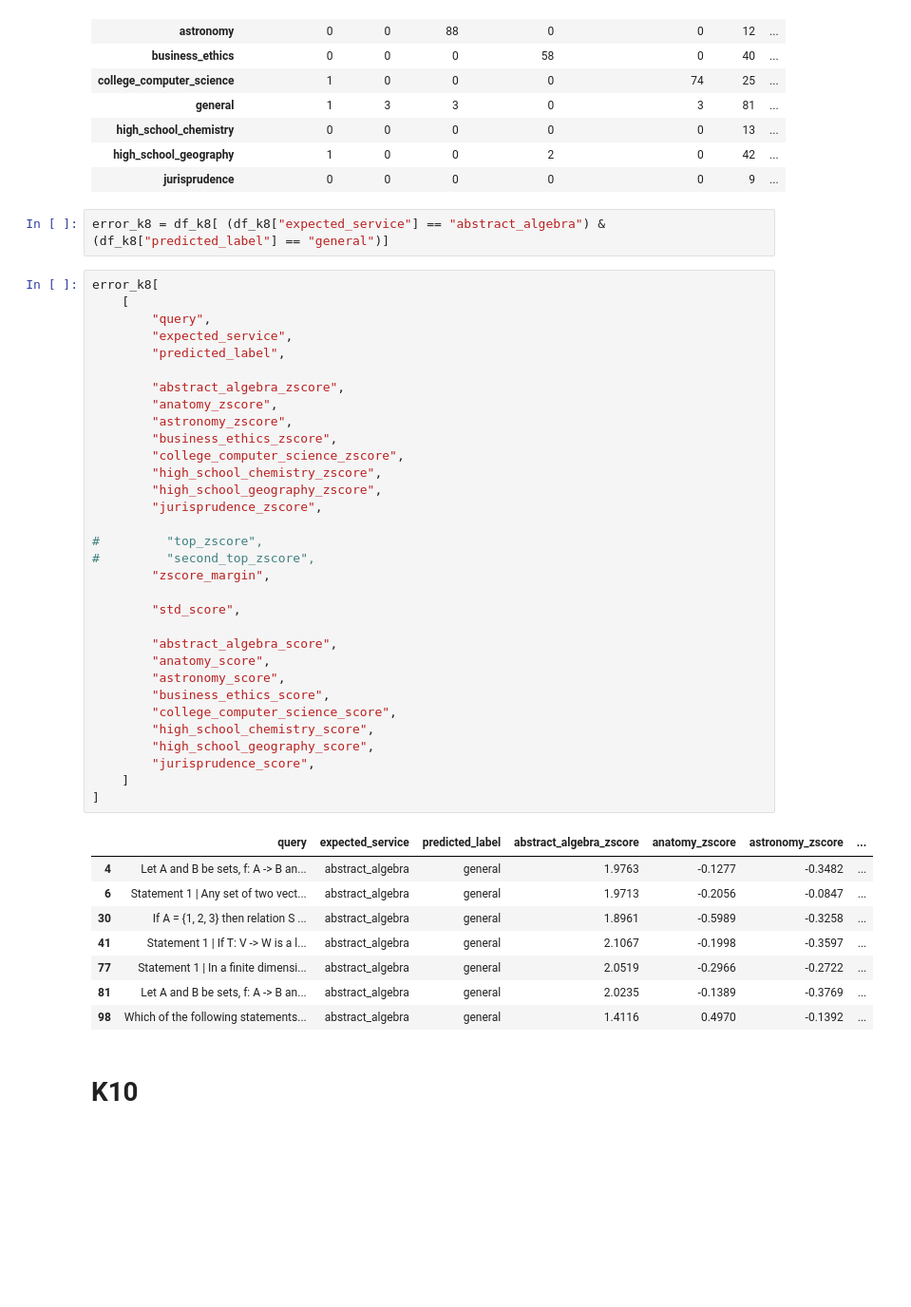
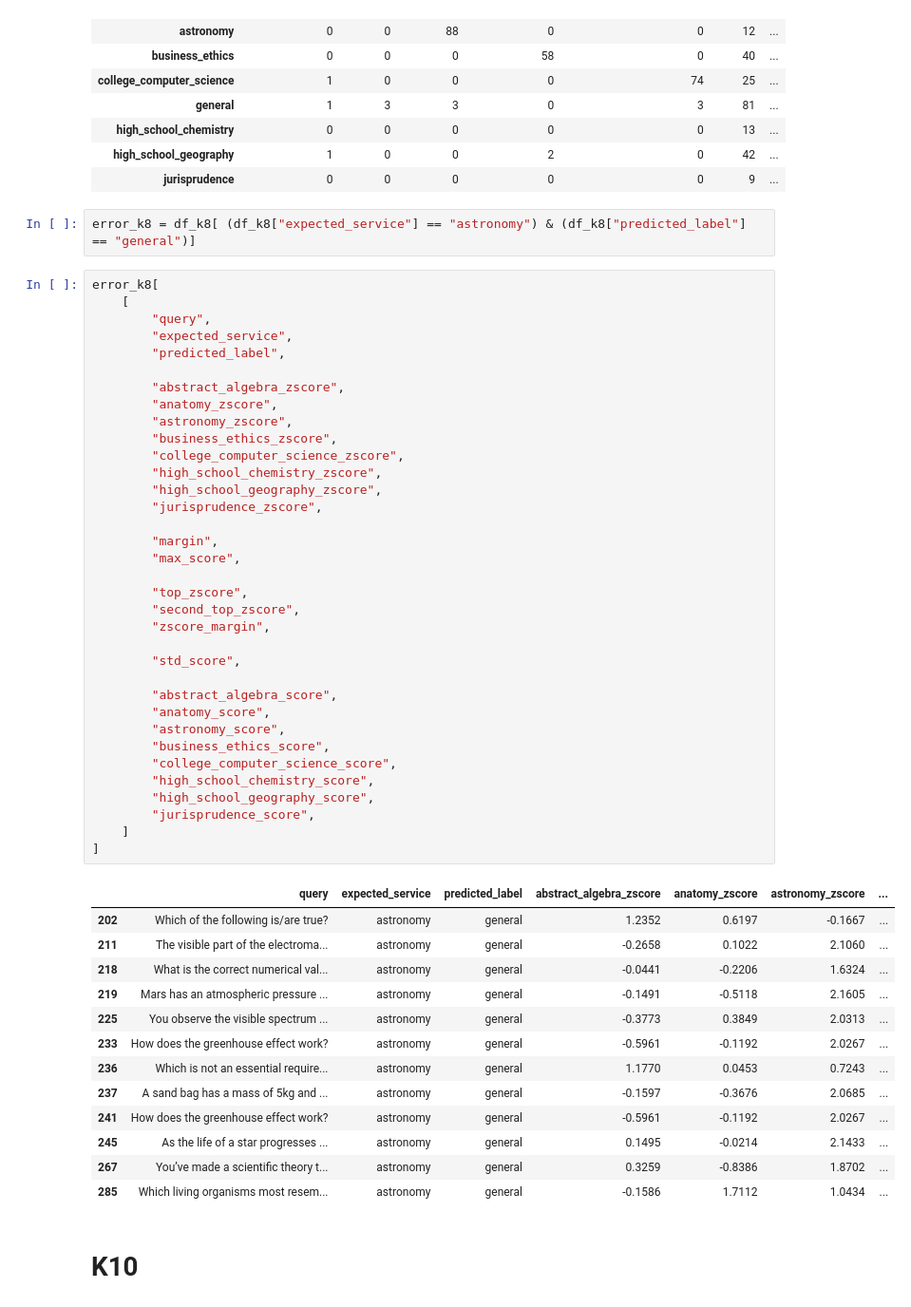
Before and after one commit to TheOpenSI/ADAPT, a Jupyter notebook: results_global_threshold/Test Set Analyser.ipynb, the cells around one changed output. Shown at 95% size. Saved outputs shown, nothing was run; the diff lists cells and outputs as text; blank space fills up the shorter version.

```diff
--- a/results_global_threshold/Test Set Analyser.ipynb
+++ b/results_global_threshold/Test Set Analyser.ipynb
@@ -308,48 +304,56 @@ cm_k8
 | high_school_geography | 1 | 0 | 0 | 2 | 0 | 42 | ... |
 | jurisprudence | 0 | 0 | 0 | 0 | 0 | 9 | ... |
 # %%
-error_k8 = df_k8[ (df_k8["expected_service"] == "abstract_algebra") & (df_k8["predicted_label"] == "general")]
+error_k8 = df_k8[ (df_k8["expected_service"] == "astronomy") & (df_k8["predicted_label"] == "general")]
 # %%
 error_k8[
     [
         "query",
         "expected_service",
         "predicted_label",
 
         "abstract_algebra_zscore",
         "anatomy_zscore",
         "astronomy_zscore",
         "business_ethics_zscore",
         "college_computer_science_zscore",
         "high_school_chemistry_zscore",
         "high_school_geography_zscore",
         "jurisprudence_zscore",
 
-#         "top_zscore",
-#         "second_top_zscore",
+        "margin",
+        "max_score",
+
+        "top_zscore",
+        "second_top_zscore",
         "zscore_margin",
 
         "std_score",
 
         "abstract_algebra_score",
         "anatomy_score",
         "astronomy_score",
         "business_ethics_score",
         "college_computer_science_score",
         "high_school_chemistry_score",
         "high_school_geography_score",
         "jurisprudence_score",
     ]
 ]
 # %% [output]
 |  | query | expected_service | predicted_label | abstract_algebra_zscore | anatomy_zscore | astronomy_zscore | ... |
-| 4 | Let A and B be sets, f: A -> B an... | abstract_algebra | general | 1.9763 | -0.1277 | -0.3482 | ... |
-| 6 | Statement 1 | Any set of two vect... | abstract_algebra | general | 1.9713 | -0.2056 | -0.0847 | ... |
-| 30 | If A = {1, 2, 3} then relation S ... | abstract_algebra | general | 1.8961 | -0.5989 | -0.3258 | ... |
-| 41 | Statement 1 | If T: V -> W is a l... | abstract_algebra | general | 2.1067 | -0.1998 | -0.3597 | ... |
-| 77 | Statement 1 | In a finite dimensi... | abstract_algebra | general | 2.0519 | -0.2966 | -0.2722 | ... |
-| 81 | Let A and B be sets, f: A -> B an... | abstract_algebra | general | 2.0235 | -0.1389 | -0.3769 | ... |
-| 98 | Which of the following statements... | abstract_algebra | general | 1.4116 | 0.4970 | -0.1392 | ... |
+| 202 | Which of the following is/are true? | astronomy | general | 1.2352 | 0.6197 | -0.1667 | ... |
+| 211 | The visible part of the electroma... | astronomy | general | -0.2658 | 0.1022 | 2.1060 | ... |
+| 218 | What is the correct numerical val... | astronomy | general | -0.0441 | -0.2206 | 1.6324 | ... |
+| 219 | Mars has an atmospheric pressure ... | astronomy | general | -0.1491 | -0.5118 | 2.1605 | ... |
+| 225 | You observe the visible spectrum ... | astronomy | general | -0.3773 | 0.3849 | 2.0313 | ... |
+| 233 | How does the greenhouse effect work? | astronomy | general | -0.5961 | -0.1192 | 2.0267 | ... |
+| 236 | Which is not an essential require... | astronomy | general | 1.1770 | 0.0453 | 0.7243 | ... |
+| 237 | A sand bag has a mass of 5kg and ... | astronomy | general | -0.1597 | -0.3676 | 2.0685 | ... |
+| 241 | How does the greenhouse effect work? | astronomy | general | -0.5961 | -0.1192 | 2.0267 | ... |
+| 245 | As the life of a star progresses ... | astronomy | general | 0.1495 | -0.0214 | 2.1433 | ... |
+| 267 | You’ve made a scientific theory t... | astronomy | general | 0.3259 | -0.8386 | 1.8702 | ... |
+| 285 | Which living organisms most resem... | astronomy | general | -0.1586 | 1.7112 | 1.0434 | ... |
 # %% [markdown]
 # K10
 # %%
```
Also changed, not shown: parts of 7 cells of this notebook, 2 other files.
